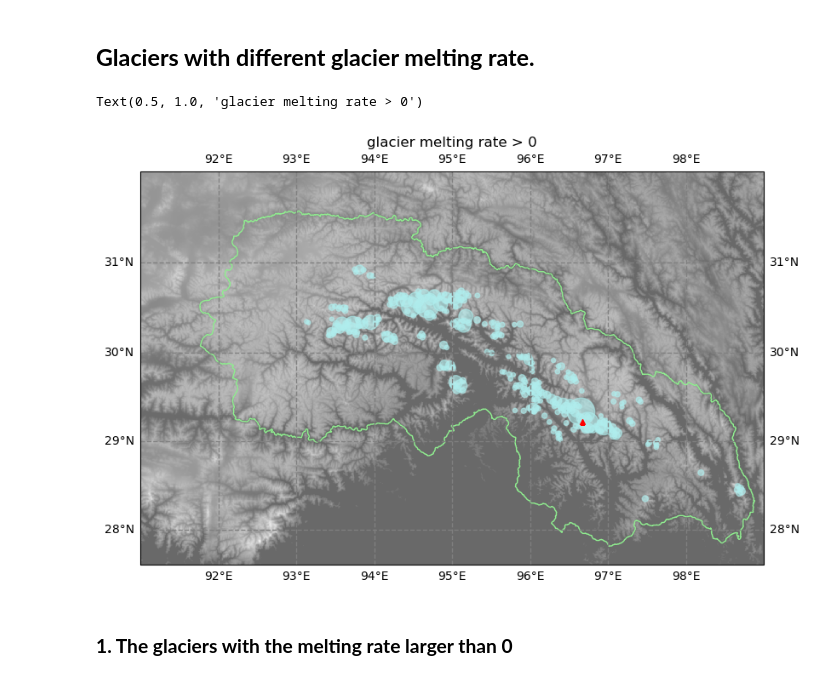
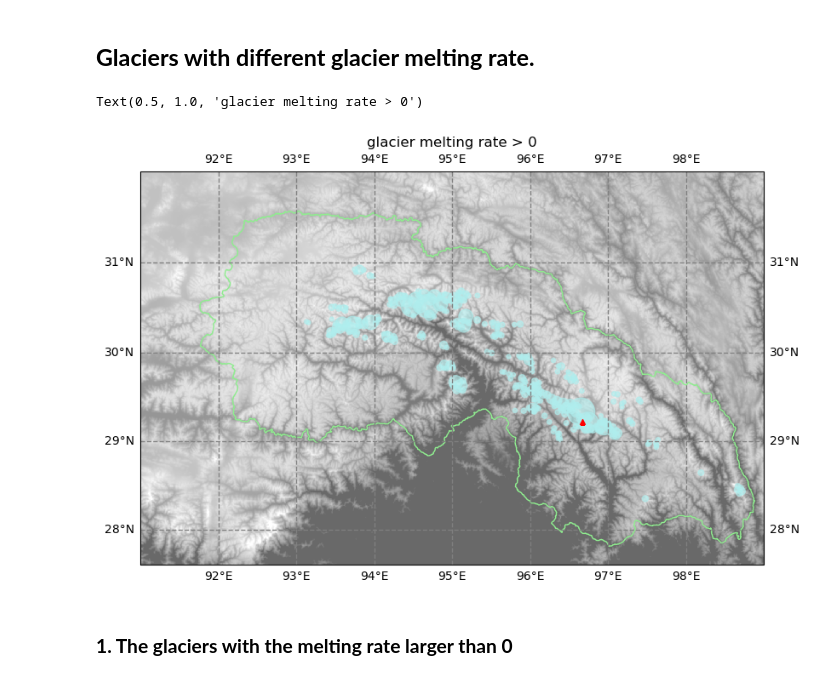
Before and after one commit to xinluo2018/Glacier-in-SETP, a Jupyter notebook: visual/ele_change_analysis_glaciers.ipynb, the cells around one changed output. Cells and saved outputs as stored; diff of their text form; code cells hidden in the pictures.

```diff
--- a/visual/ele_change_analysis_glaciers.ipynb
+++ b/visual/ele_change_analysis_glaciers.ipynb
@@ -104,7 +111,7 @@ fig = plt.figure(figsize=(10,6))
 ax = fig.add_subplot(1, 1, 1, projection=ccrs.Mercator(central_longitude=88.5))
 ax.set_extent([91, 99, 27.6, 32])
 ax_dem = ax.imshow(dem, extent=dem_info['geoextent'],
-                                vmin=3500, vmax=7000, cmap=cmap_dem, \
+                                vmin=2500, vmax=6000, cmap=cmap_dem, \
                                 transform=ccrs.PlateCarree(), zorder=0)   ## cmap:PRGn
 
 ## 1. Tibeteau southeast boundary
@@ -156,34 +163,34 @@ scatter_all = ax.scatter(
 #     s = result_glaciers_smaller_neg1['gla_area']*size_scale,
 #     c = 'Orange',
 #     marker='^',
 #     alpha=1,
 #     linewidth=1,
 #     transform=ccrs.PlateCarree(),
 #     )
 
 scatter = ax.scatter(
     x = result_glaciers_larger_0['geometry'].iloc[[36]].centroid.x,
     y = result_glaciers_larger_0['geometry'].iloc[[36]].centroid.y,
     s = result_glaciers_larger_0['gla_area'].iloc[[36]]*size_scale,
     c = 'red',
     marker='^',
     alpha=1,
     linewidth=1,
     transform=ccrs.PlateCarree(),
     )
 
 ax.set_title('glacier melting rate > 0')
 
 # # produce a legend with a cross-section of sizes from the scatter
 # handles_, labels_ = scatter.legend_elements(prop="sizes", \
 #                             num=[10*size_scale, 30*size_scale, 50*size_scale], alpha=0.2)
 # legend_size = ax.legend(handles_, [10, 30, 50], loc="lower left", title="Glacier area\n     (${km^2}$)", \
 #                             edgecolor='black', borderpad = 0.8, labelspacing=1.2, bbox_to_anchor=(0.01, 0.))
 
 # ax.add_artist(legend_size)
 # %% [output]
 Text(0.5, 1.0, 'glacier melting rate > 0')
-[figure, old version]
+[figure, new version]
 # %% [markdown]
 ### **1. The glaciers with the melting rate larger than 0**
 # %%
```
Also changed, not shown: parts of 11 cells of this notebook, 9 other files.
